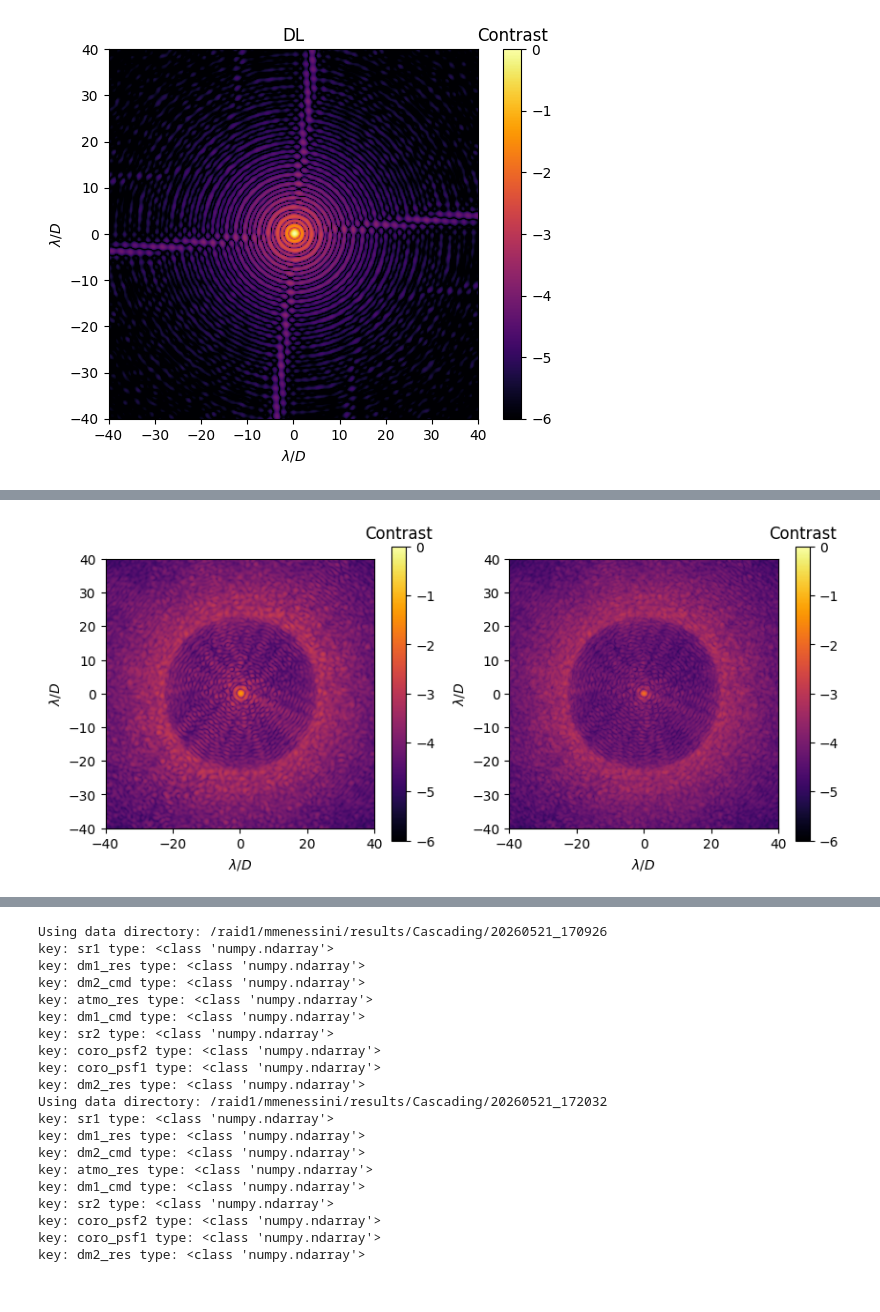
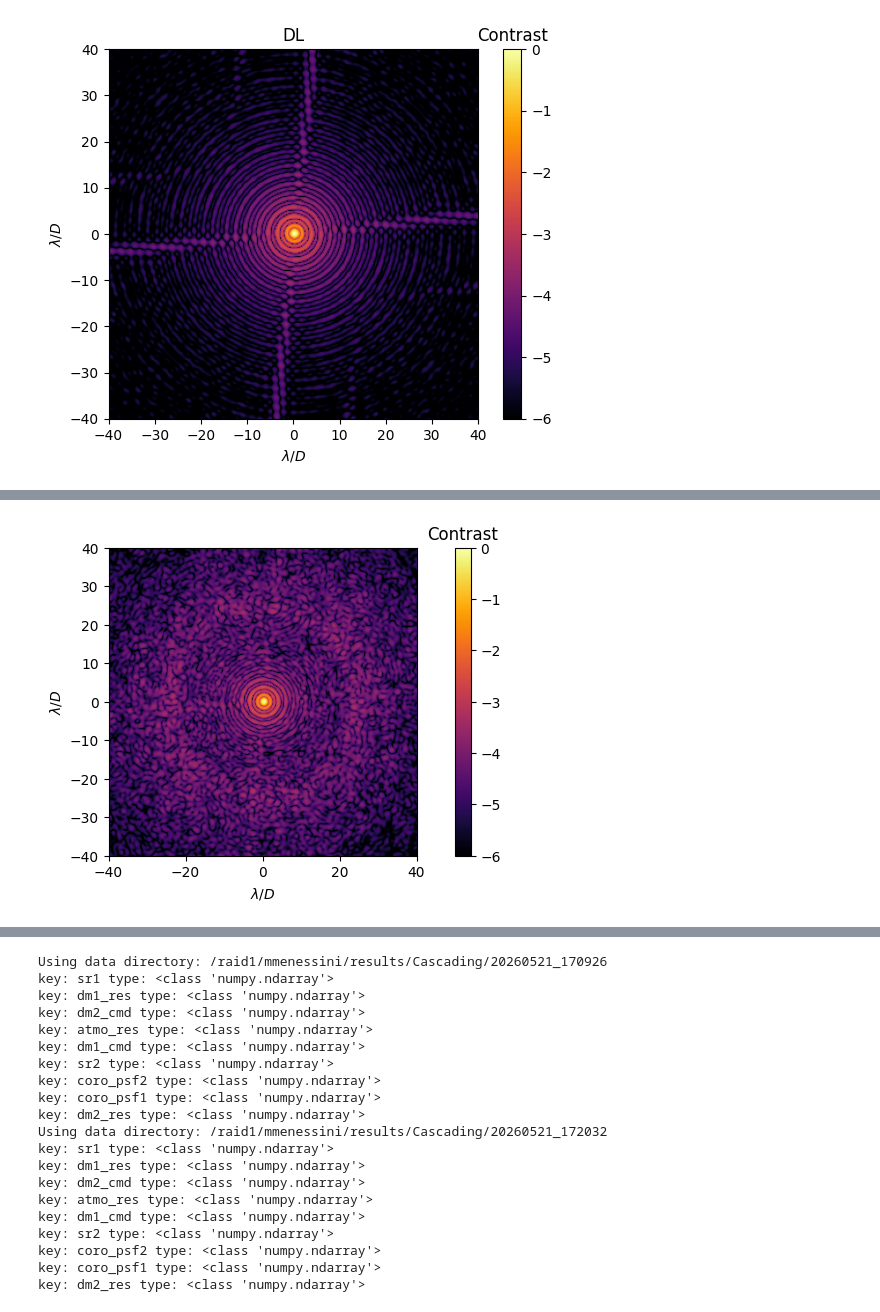
Before and after one commit to Menessao/SPECULA, a Jupyter notebook: config/SensorFusion/paperPlots.ipynb, the cells around one changed output, grey strips where cells are left out. Drawn from its saved outputs; the diff is of its cells as text; code cells hidden in the pictures.

```diff
--- a/config/SensorFusion/paperPlots.ipynb
+++ b/config/SensorFusion/paperPlots.ipynb
@@ -148,27 +143,19 @@ Text(0.5, 1.0, 'Throughput 50.9')
 # %%
-# test_coro_psf = calc_coro_psf(phase=phases[100]*2*np.pi/750*0,amp=amps[100],use_average_field=False)
-# test_coro_psf_avg = calc_coro_psf(phase=phases[100]*2*np.pi/750*0,amp=amps[100],use_average_field=True)
+test_psf = calc_psf(phases[4000]*2*np.pi/750, 1-mask, imwidth=int(mask.shape[1]*oversampling), normalize=True, xp=np, complex_dtype=complex)
+test_coro_psf = calc_coro_psf(phase=phases[2000]*2*np.pi/750,amp=1-mask,use_average_field=True,oversampling=4)
 
-# plt.figure(figsize=(10,4))
-# plt.subplot(1,2,1)
-# show_psf(test_coro_psf, cmap='inferno', ext=0.5, oversampling=4, vmin=-6, maxVal=np.max(np.sqrt(psf_dl)))
-# plt.subplot(1,2,2)
-# show_psf(test_coro_psf_avg, cmap='inferno', ext=0.5, oversampling=4, vmin=-6, maxVal=np.max(np.sqrt(psf_dl)))
+plt.figure(figsize=(10,4))
+show_psf(test_psf, cmap='inferno', ext=0.5, oversampling=4, vmin=-6, maxVal=np.max(psf_dl))
+# %% [output]
+[figure, added]
 # %%
-coro_psf_int = np.zeros_like(test_coro_psf)
-coro_psf_std = np.zeros_like(test_coro_psf)
-N = 1000
-for j in range(N):
-    coro_psf_int += calc_coro_psf(phase=phases[j]*2*np.pi/750,amp=1-mask,use_average_field=False)/N
 
-for j in range(N):
-    coro_psf_std += (calc_coro_psf(phase=phases[j]*2*np.pi/750,amp=1-mask,use_average_field=False)-coro_psf_int)**2/N
+coro_psf_std = np.zeros_like(test_psf)
+coro_psf_int = np.zeros_like(test_psf)
+N = 8000
+for j in range(2000,2000+N):
+    coro_psf_int += calc_coro_psf(phase=phases[j]*2*np.pi/750,amp=1-mask,use_average_field=True)/N
+
+for j in range(2000,2000+N):
+    coro_psf_std += (calc_coro_psf(phase=phases[j]*2*np.pi/750,amp=1-mask,use_average_field=True)-coro_psf_int)**2/N
 coro_psf_std = np.sqrt(coro_psf_std)
-
-plt.figure(figsize=(10,4))
-plt.subplot(1,2,1)
-show_psf(coro_psf_int, cmap='inferno', ext=0.5, oversampling=4, vmin=-6, maxVal=np.max(psf_dl))
-plt.subplot(1,2,2)
-show_psf(coro_psf_std, cmap='inferno', ext=0.5, oversampling=4, vmin=-6, maxVal=np.max(psf_dl))
-# %% [output]
-[figure, removed]
```
Also changed, not shown: parts of 8 cells of this notebook, 8 other files.
